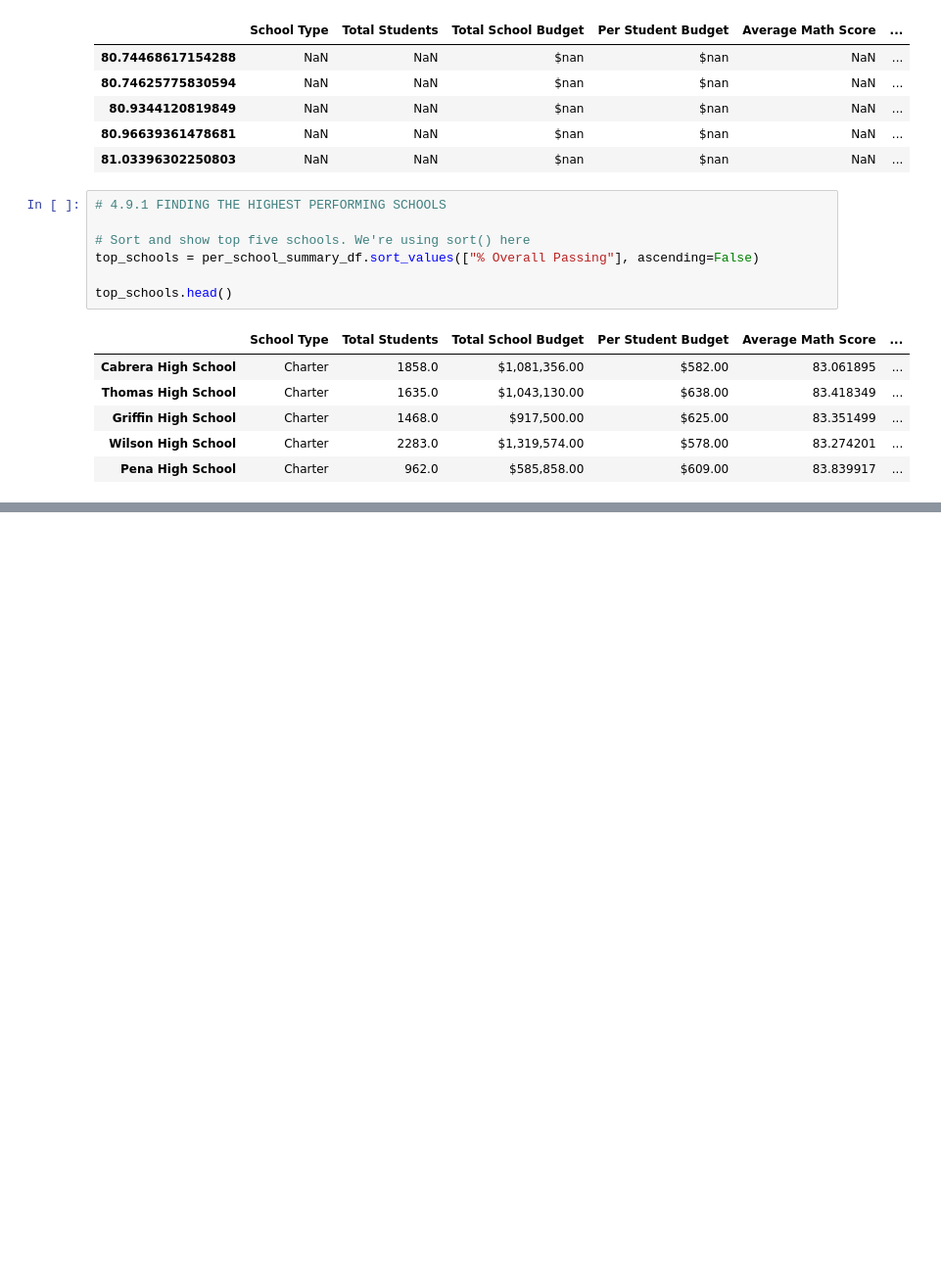
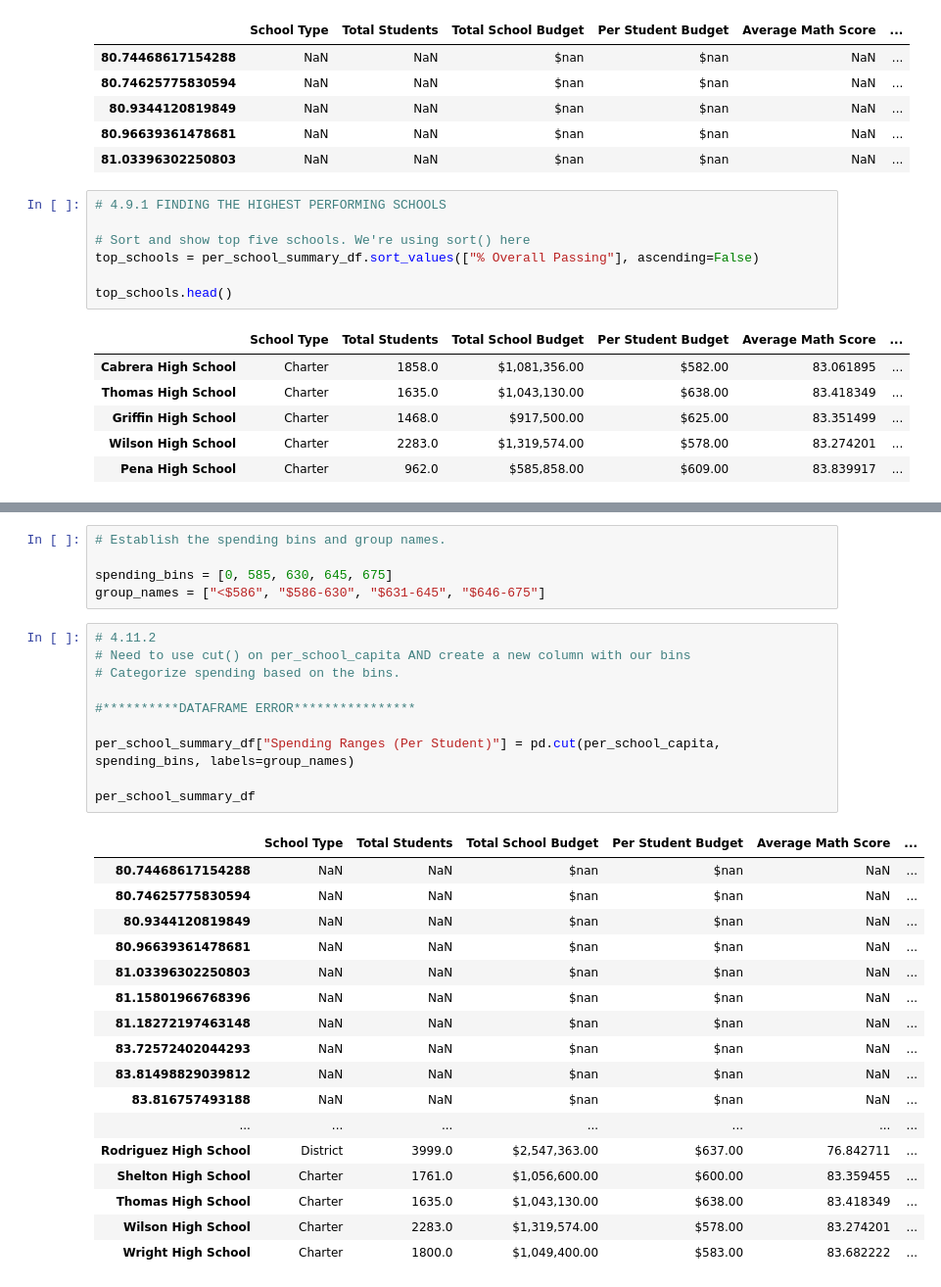
Before and after one commit to brianbutler08/School_District_Analysis, a Jupyter notebook: PyCitySchools.ipynb, the cells around one changed output, grey strips where cells are left out. Shown at 98% size. Saved outputs shown, nothing was run; the diff lists cells and outputs as text; blank space fills up the shorter version.

```diff
--- a/PyCitySchools.ipynb
+++ b/PyCitySchools.ipynb
@@ -1088,0 +1164,33 @@ math_scores_by_grade.head()
+# %%
+# Establish the spending bins and group names.
+
+spending_bins = [0, 585, 630, 645, 675]
+group_names = ["<$586", "$586-630", "$631-645", "$646-675"]
+# %%
+# 4.11.2
+# Need to use cut() on per_school_capita AND create a new column with our bins
+# Categorize spending based on the bins.
+
+#**********DATAFRAME ERROR****************
+
+per_school_summary_df["Spending Ranges (Per Student)"] = pd.cut(per_school_capita, spending_bins, labels=group_names)
+
+per_school_summary_df
+# %% [output]
+|  | School Type | Total Students | Total School Budget | Per Student Budget | Average Math Score | ... |
+| 80.74468617154288 | NaN | NaN | $nan | $nan | NaN | ... |
+| 80.74625775830594 | NaN | NaN | $nan | $nan | NaN | ... |
+| 80.9344120819849 | NaN | NaN | $nan | $nan | NaN | ... |
+| 80.96639361478681 | NaN | NaN | $nan | $nan | NaN | ... |
+| 81.03396302250803 | NaN | NaN | $nan | $nan | NaN | ... |
+| 81.15801966768396 | NaN | NaN | $nan | $nan | NaN | ... |
+| 81.18272197463148 | NaN | NaN | $nan | $nan | NaN | ... |
+| 83.72572402044293 | NaN | NaN | $nan | $nan | NaN | ... |
+| 83.81498829039812 | NaN | NaN | $nan | $nan | NaN | ... |
+| 83.816757493188 | NaN | NaN | $nan | $nan | NaN | ... |
+| ... | ... | ... | ... | ... | ... | ... |
+| Rodriguez High School | District | 3999.0 | $2,547,363.00 | $637.00 | 76.842711 | ... |
+| Shelton High School | Charter | 1761.0 | $1,056,600.00 | $600.00 | 83.359455 | ... |
+| Thomas High School | Charter | 1635.0 | $1,043,130.00 | $638.00 | 83.418349 | ... |
+| Wilson High School | Charter | 2283.0 | $1,319,574.00 | $578.00 | 83.274201 | ... |
+| Wright High School | Charter | 1800.0 | $1,049,400.00 | $583.00 | 83.682222 | ... |
```
Also changed, not shown: parts of 30 cells of this notebook.
